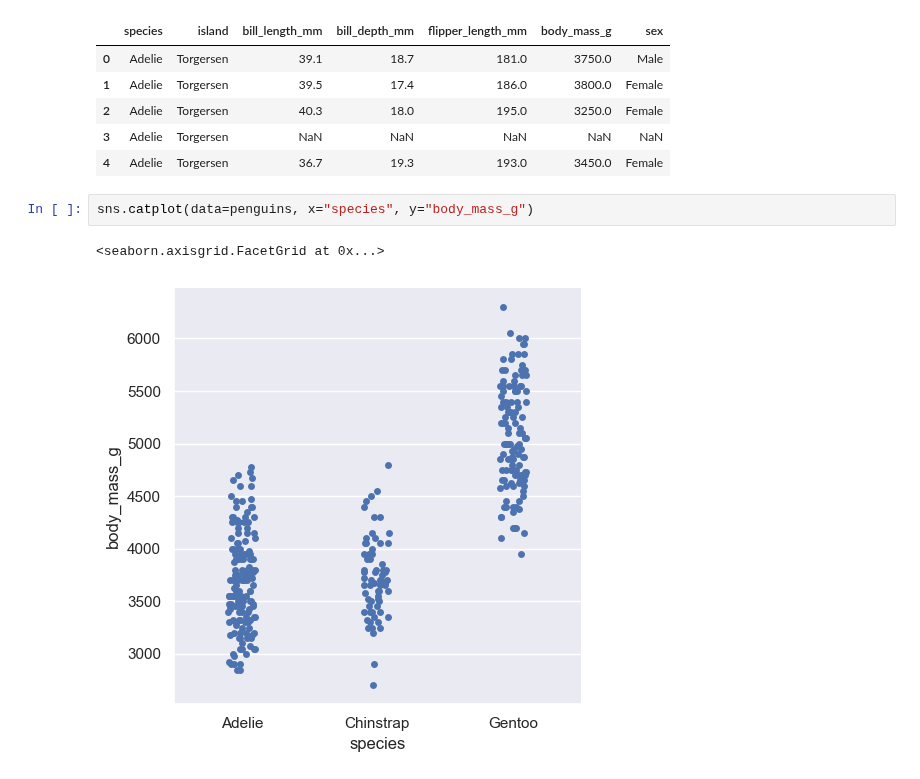
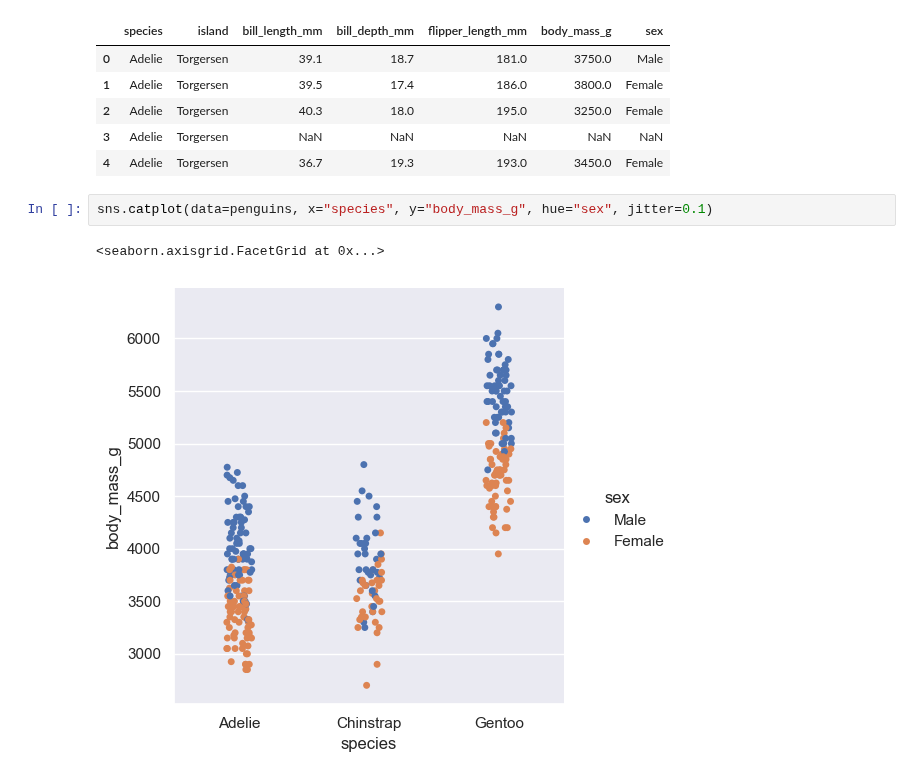
Before and after one commit to wu4fmp6/machine_learning, a Jupyter notebook: 4_4.ipynb, the cells around one changed output. Drawn from its saved outputs; the diff is of its cells as text.

```diff
--- a/4_4.ipynb
+++ b/4_4.ipynb
@@ -37,7 +37,7 @@ penguins.head()
 | 3 | Adelie | Torgersen | NaN | NaN | NaN | NaN | NaN |
 | 4 | Adelie | Torgersen | 36.7 | 19.3 | 193.0 | 3450.0 | Female |
 # %%
-sns.catplot(data=penguins, x="species", y="body_mass_g")
+sns.catplot(data=penguins, x="species", y="body_mass_g", hue="sex", jitter=0.1)
 # %% [output]
 <seaborn.axisgrid.FacetGrid at 0x...>
-[figure, old version]
+[figure, new version]
```
Also changed, not shown: parts of 3 cells of this notebook.
